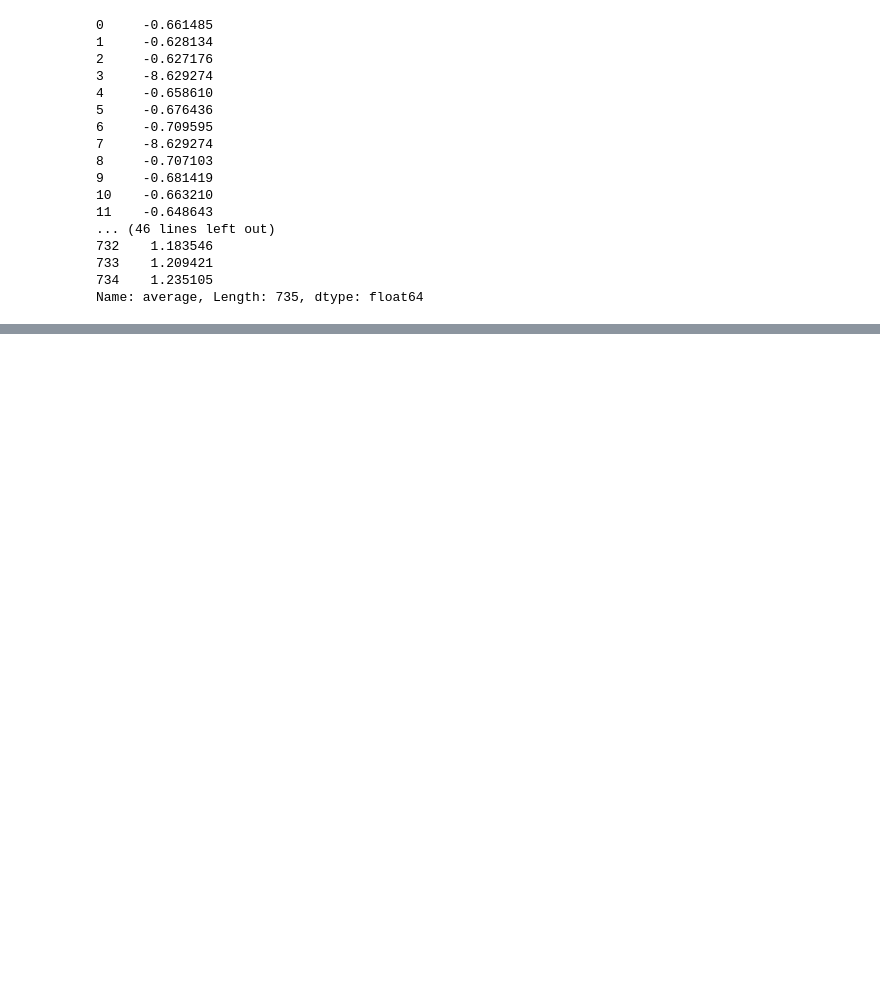
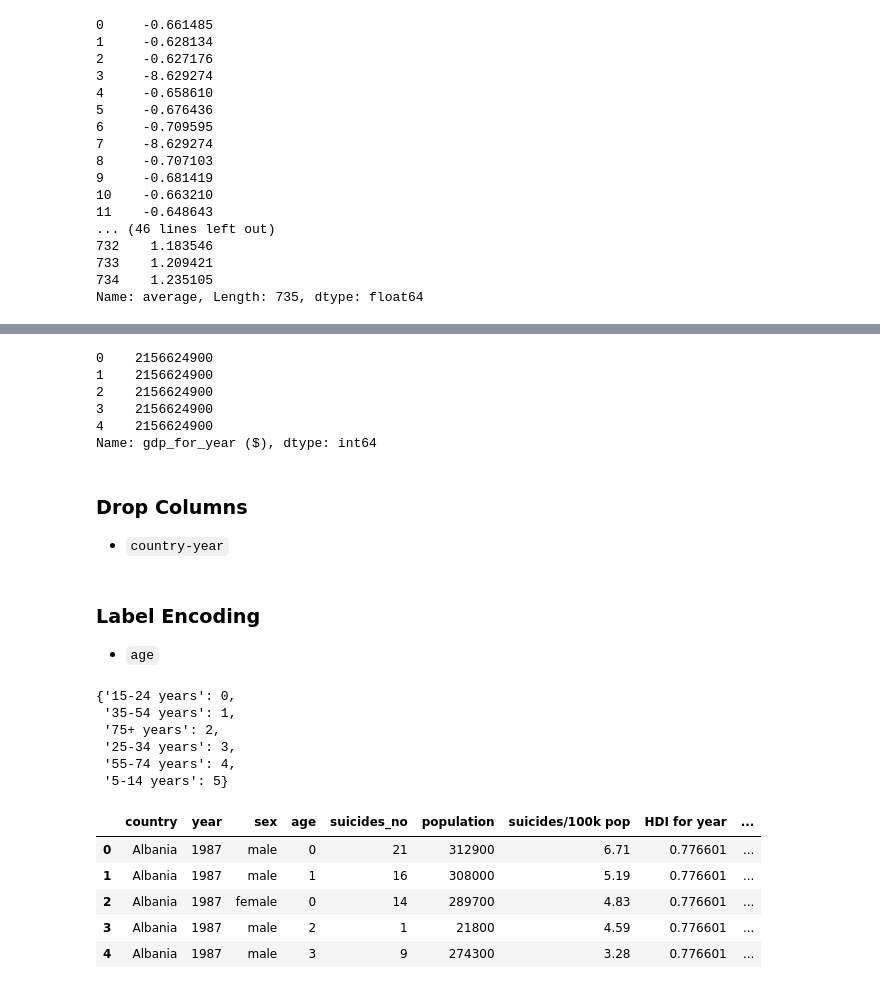
Before and after one commit to tingting-science/dc_ds_06_03_19, a Jupyter notebook: module_1/morning_warm_up/week_2/2_3_cat_n_normalize_CO2.ipynb, the cells around one changed output, grey strips where cells are left out. Saved outputs shown, nothing was run; the diff lists cells and outputs as text; code cells hidden in the pictures; blank space fills up the shorter version.

```diff
--- a/module_1/morning_warm_up/week_2/2_3_cat_n_normalize_CO2.ipynb
+++ b/module_1/morning_warm_up/week_2/2_3_cat_n_normalize_CO2.ipynb
@@ -128,0 +202,2 @@ Name: average, Length: 735, dtype: float64
+# %%
+df_suicide['HDI for year'].fillna(value = df_suicide['HDI for year'].mean(), inplace = True)
@@ -128,0 +211,41 @@ Name: average, Length: 735, dtype: float64
+# %%
+df_suicide['gdp_for_year ($)']=df_suicide['gdp_for_year ($)'].str.replace(',','').astype(int)
+# %%
+df_suicide['gdp_for_year ($)'].head()
+# %% [output]
+0    2156624900
+1    2156624900
+2    2156624900
+3    2156624900
+4    2156624900
+Name: gdp_for_year ($), dtype: int64
+# %% [markdown]
+### Drop Columns
+- `country-year`
+# %%
+df_suicide.drop(columns=['country-year'], inplace=True)
+# %% [markdown]
+### Label Encoding
+-  `age`
+# %%
+age_list = df_suicide['age'].unique().tolist() # list of age range
+age_group = list(range(0,len(age_list)))
+age_dict = dict(zip(age_list, age_group))
+age_dict
+# %% [output]
+{'15-24 years': 0,
+ '35-54 years': 1,
+ '75+ years': 2,
+ '25-34 years': 3,
+ '55-74 years': 4,
+ '5-14 years': 5}
+# %%
+df_suicide['age'] = df_suicide['age'].map(age_dict)
+df_suicide.head()
+# %% [output]
+|  | country | year | sex | age | suicides_no | population | suicides/100k pop | HDI for year | ... |
+| 0 | Albania | 1987 | male | 0 | 21 | 312900 | 6.71 | 0.776601 | ... |
+| 1 | Albania | 1987 | male | 1 | 16 | 308000 | 5.19 | 0.776601 | ... |
+| 2 | Albania | 1987 | female | 0 | 14 | 289700 | 4.83 | 0.776601 | ... |
+| 3 | Albania | 1987 | male | 2 | 1 | 21800 | 4.59 | 0.776601 | ... |
+| 4 | Albania | 1987 | male | 3 | 9 | 274300 | 3.28 | 0.776601 | ... |
```
Also changed, not shown: parts of 16 cells of this notebook.
